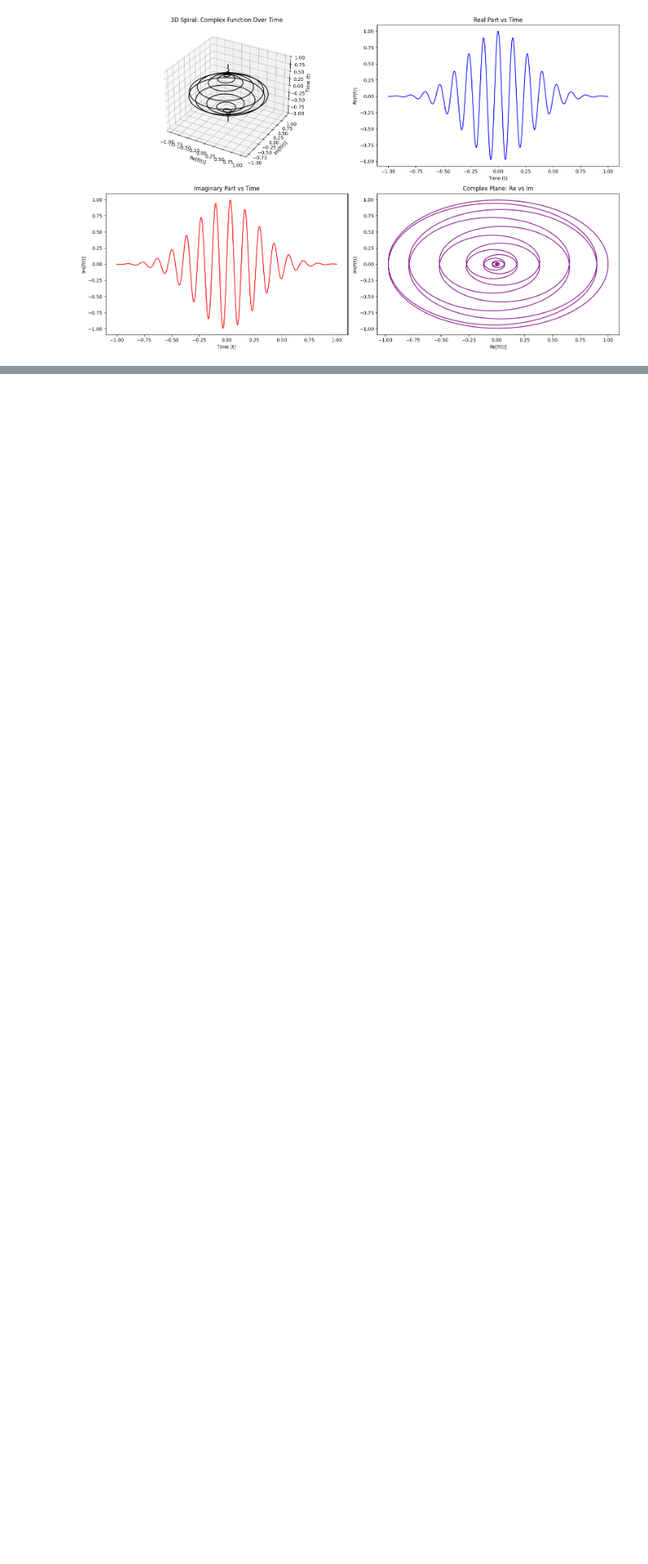
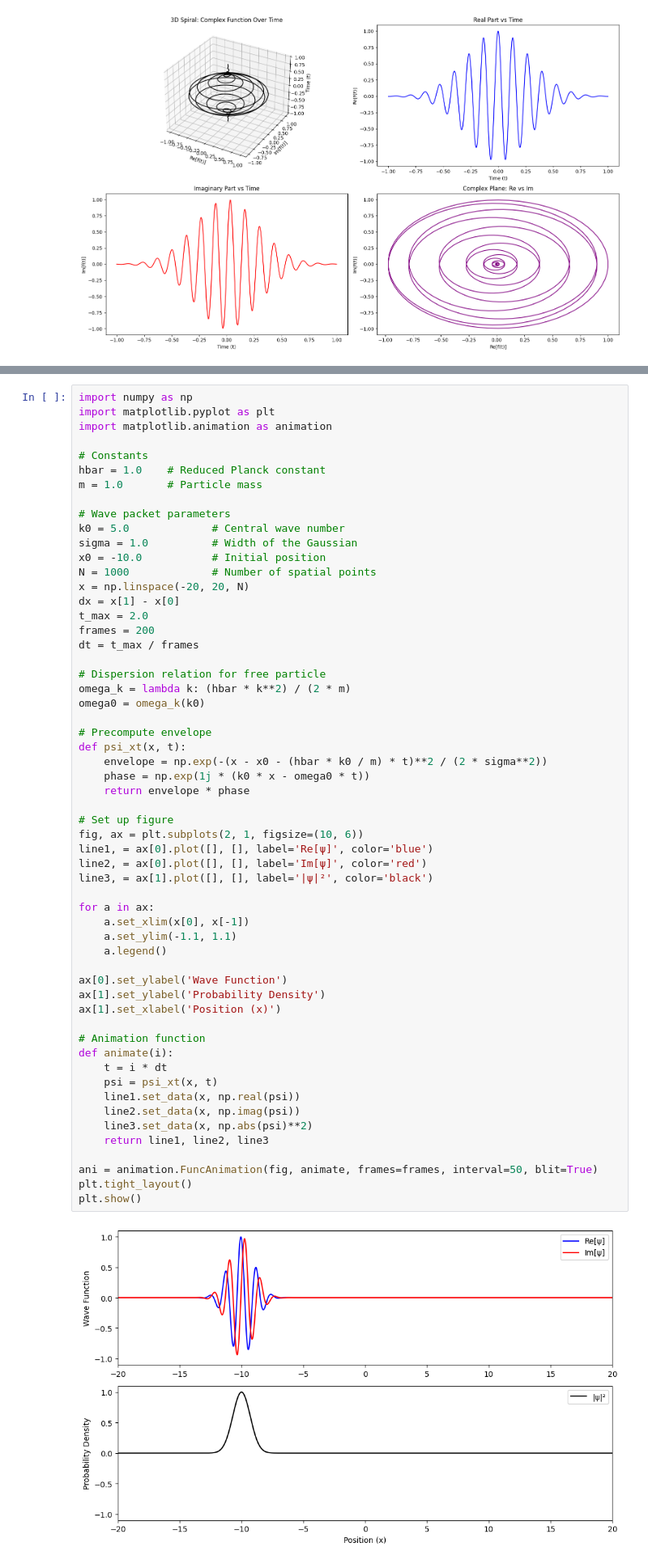
Before and after one commit to davidebtt/chemical_pycode, a Jupyter notebook: wave packets.ipynb, the cells around one changed output, grey strips where cells are left out. Shown at 81% size. Saved outputs shown, nothing was run; the diff lists cells and outputs as text; blank space fills up the shorter version.

```diff
--- a/wave packets.ipynb
+++ b/wave packets.ipynb
@@ -60,0 +63,59 @@ plt.show()
+# %%
+import numpy as np
+import matplotlib.pyplot as plt
+import matplotlib.animation as animation
+
+# Constants
+hbar = 1.0    # Reduced Planck constant
+m = 1.0       # Particle mass
+
+# Wave packet parameters
+k0 = 5.0             # Central wave number
+sigma = 1.0          # Width of the Gaussian
+x0 = -10.0           # Initial position
+N = 1000             # Number of spatial points
+x = np.linspace(-20, 20, N)
+dx = x[1] - x[0]
+t_max = 2.0
+frames = 200
+dt = t_max / frames
+
+# Dispersion relation for free particle
+omega_k = lambda k: (hbar * k**2) / (2 * m)
+omega0 = omega_k(k0)
+
+# Precompute envelope
+def psi_xt(x, t):
+    envelope = np.exp(-(x - x0 - (hbar * k0 / m) * t)**2 / (2 * sigma**2))
+    phase = np.exp(1j * (k0 * x - omega0 * t))
+    return envelope * phase
+
+# Set up figure
+fig, ax = plt.subplots(2, 1, figsize=(10, 6))
+line1, = ax[0].plot([], [], label='Re[ψ]', color='blue')
+line2, = ax[0].plot([], [], label='Im[ψ]', color='red')
+line3, = ax[1].plot([], [], label='|ψ|²', color='black')
+
+for a in ax:
+    a.set_xlim(x[0], x[-1])
+    a.set_ylim(-1.1, 1.1)
+    a.legend()
+
+ax[0].set_ylabel('Wave Function')
+ax[1].set_ylabel('Probability Density')
+ax[1].set_xlabel('Position (x)')
+
+# Animation function
+def animate(i):
+    t = i * dt
+    psi = psi_xt(x, t)
+    line1.set_data(x, np.real(psi))
+    line2.set_data(x, np.imag(psi))
+    line3.set_data(x, np.abs(psi)**2)
+    return line1, line2, line3
+
+ani = animation.FuncAnimation(fig, animate, frames=frames, interval=50, blit=True)
+plt.tight_layout()
+plt.show()
+# %% [output]
+[figure, added]
```
Also changed, not shown: parts of 1 cell of this notebook.
